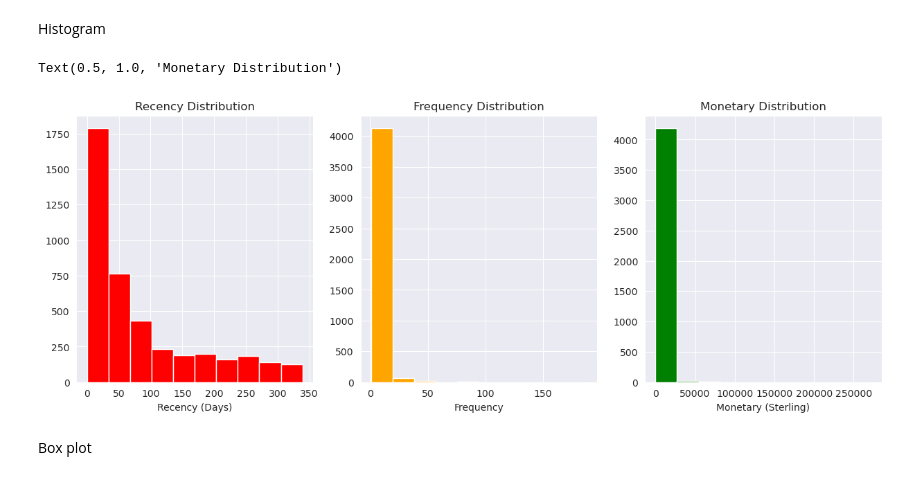
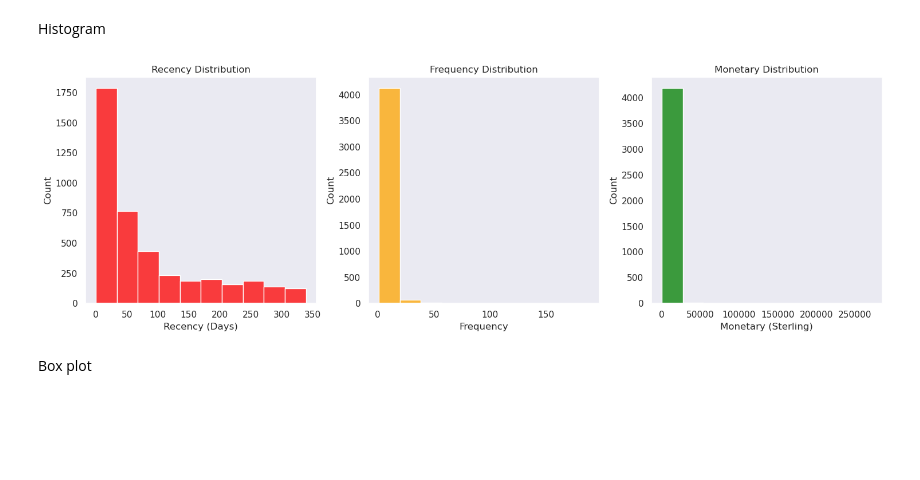
Before and after one commit to ds-edu/DataScienceCapstone_OnlineRetail, a Jupyter notebook: notebooks/CustomerSegmentation.ipynb, the cells around one changed output. Saved outputs shown, nothing was run; the diff lists cells and outputs as text; code cells hidden in the pictures; blank space fills up the shorter version.

```diff
--- a/notebooks/CustomerSegmentation.ipynb
+++ b/notebooks/CustomerSegmentation.ipynb
@@ -585,0 +601,15 @@ plt.tight_layout()
+# %%
+sns.set_style('dark')
+plt.figure(figsize=(8,5))
+
+ax = sns.barplot(data=mq, x=mq.Month, y=mq.Quantity)
+ax.set_title('Items Sold per month')
+ax.set_xticklabels([cal.month_name[i] for i in np.arange(1,13, 1)], rotation=45, size=10)
+ax.set_xlabel('')
+ax.set_ylabel('Item count')
+
+tx = ax.twinx()
+tx.plot(ms['sum'], label='Total Sales', color='orange', marker='s',)
+
+plt.legend()
+plt.tight_layout()
@@ -586,13 +618,17 @@ plt.tight_layout()
 # %% [markdown]
 Monthly Sales
 # %%
+sns.set_style('darkgrid')
 fig, ax = plt.subplots(1,2, figsize=(10,5))
 fig.subplots_adjust(wspace=0.2, hspace=0.3)
 
 
 ax[0].plot(ms['mean'], label='Average Sales', color='blue', marker='o')
 ax[0].set_xticks(ms.Month.values - 1)
+ax[0].set_yticks(np.arange(0, ms['mean'].max() + 1, 1))
+# ax[0].yaxis.set_tick_params(labelsize=7, )
 ax[0].set_xticklabels([cal.month_name[i] for i in ms.Month.values], size=7)
+ax[0].set_yticklabels(np.arange(0, ms['mean'].max() + 1, 1), fontsize=7)
 ax[0].tick_params('x', labelrotation=90)
 ax[0].set_title('Average Sales')
 
@@ -602,4 +638,7 @@ ax[1].set_xticks(ms.Month.values - 1)
 ax[1].set_xticklabels([cal.month_name[i] for i in ms.Month.values], size=7)
 ax[1].tick_params('x', labelrotation=90)
 ax[1].set_title('Total Monthly Sales')
+
+plt.tight_layout()
+plt.show()
 # %% [output]
@@ -643,25 +689,29 @@ df_percust.head()
 # %% [markdown]
 Histogram
 # %%
+sns.set_theme(style='dark')
 fig, ax= plt.subplots(1,3, figsize=(15,5))
 
 #Recency
-ax[0].hist(df_percust.Recency, bins=10, color='red')
+sns.histplot(df_percust.Recency, bins=10, color='red', ax=ax[0])
+# ax[0].grid(False)
 ax[0].set_xlabel('Recency (Days)')
 ax[0].set_title('Recency Distribution')
 
 #Frequency
-ax[1].hist(df_percust.Frequency, bins=10, color='orange')
+sns.histplot(df_percust.Frequency, bins=10, color='orange', ax=ax[1])
+# ax[1].hist(df_percust.Frequency, bins=3, color='orange')
 ax[1].set_xlabel('Frequency')
 ax[1].set_title('Frequency Distribution')
 
 #Monetary
-ax[2].hist(df_percust.Monetary, bins=10, color='green')
+sns.histplot(df_percust.Monetary, bins=10, color='green', ax=ax[2])
 ax[2].set_xlabel('Monetary (Sterling)')
 ax[2].set_title('Monetary Distribution')
+
+plt.tight_layout()
 # %% [output]
-Text(0.5, 1.0, 'Monetary Distribution')
-[figure, old version]
+[figure, new version]
 # %% [markdown]
 Box plot
 # %%
```
Also changed, not shown: parts of 106 cells of this notebook, 2 other files.
